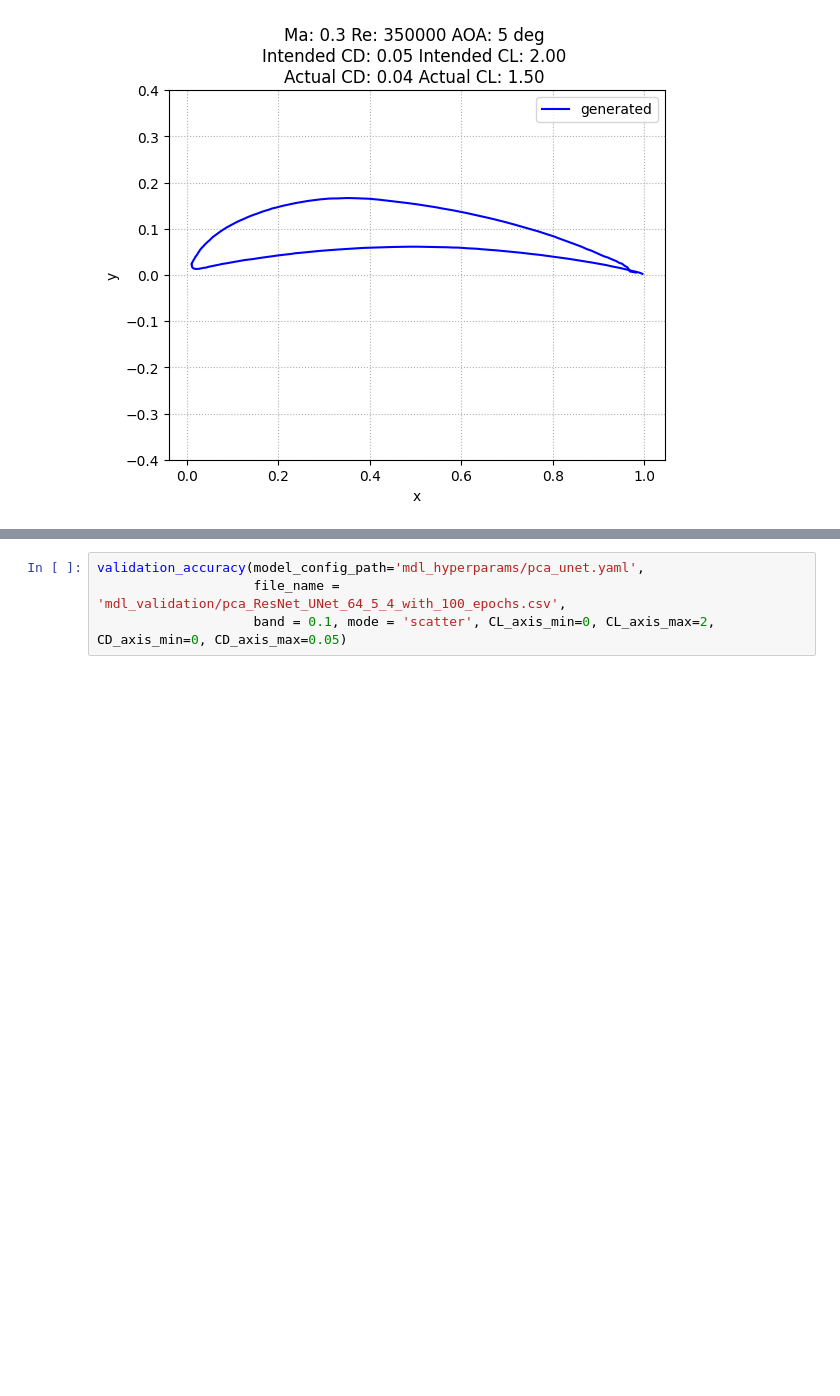
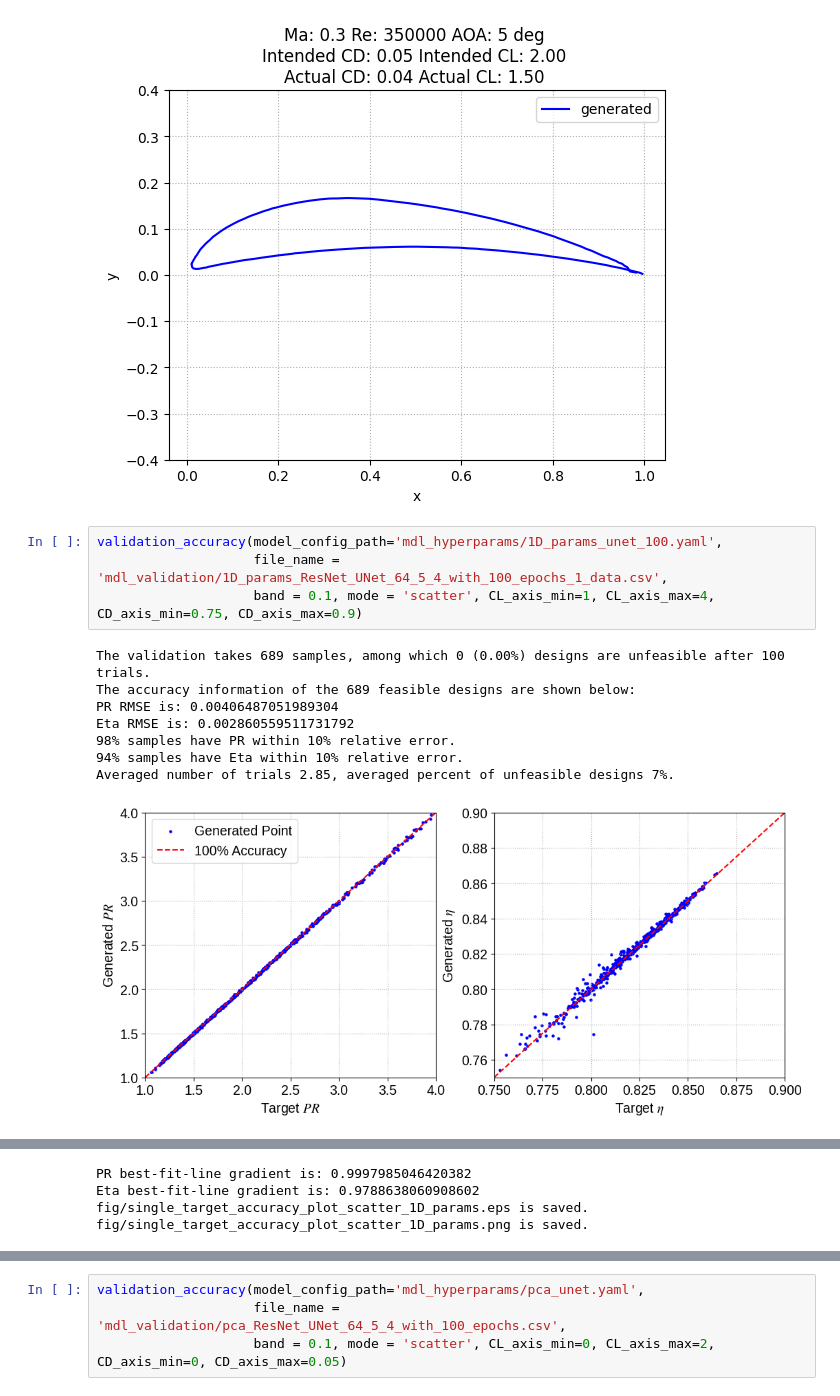
Before and after one commit to Yingfangeng/Diffusion_based_2DAirfoil_Generation, a Jupyter notebook: model_deployment.ipynb, the cells around one changed output, grey strips where cells are left out. Cells and saved outputs as stored; diff of their text form; blank space fills up the shorter version.

Commit message:
02/05 update: start reduced training data test

```diff
--- a/model_deployment.ipynb
+++ b/model_deployment.ipynb
@@ -532,3 +529,16 @@ Model Code raw_coordinates_ResNet_UNet_64_5_4_with_100_epochs
 Total parameters: 61,785,986
 18 sampling steps
 [figure]
+# %%
+validation_accuracy(model_config_path='mdl_hyperparams/1D_params_unet_100.yaml',
+                    file_name = 'mdl_validation/1D_params_ResNet_UNet_64_5_4_with_100_epochs_1_data.csv',
+                    band = 0.1, mode = 'scatter', CL_axis_min=1, CL_axis_max=4, CD_axis_min=0.75, CD_axis_max=0.9)
+# %% [output]
+The validation takes 689 samples, among which 0 (0.00%) designs are unfeasible after 100 trials.
+The accuracy information of the 689 feasible designs are shown below:
+PR RMSE is: 0.00406487051989304
+Eta RMSE is: 0.002860559511731792
+98% samples have PR within 10% relative error.
+94% samples have Eta within 10% relative error.
+Averaged number of trials 2.85, averaged percent of unfeasible designs 7%.
+[figure, added]
@@ -535 +546,5 @@ Total parameters: 61,785,986
+PR best-fit-line gradient is: 0.9997985046420382
+Eta best-fit-line gradient is: 0.9788638060908602
+fig/single_target_accuracy_plot_scatter_1D_params.eps is saved.
+fig/single_target_accuracy_plot_scatter_1D_params.png is saved.
 # %%
```
Also changed, not shown: parts of 6 cells of this notebook, 15 other files.
